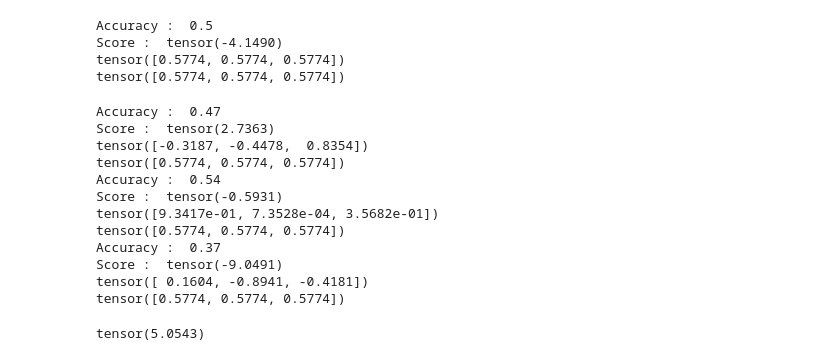
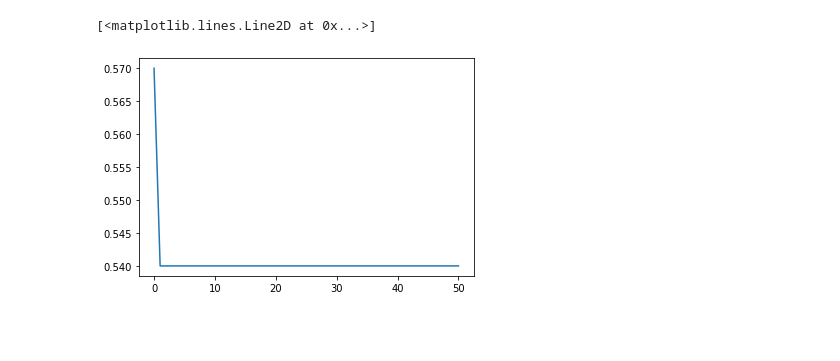
Before and after one commit to Izuho/senior-thesis, a Jupyter notebook: test.ipynb, the cells around one changed output. Drawn from its saved outputs; the diff is of its cells as text; code cells hidden in the pictures; blank space fills up the shorter version.

```diff
--- a/test.ipynb
+++ b/test.ipynb
@@ -39,7 +30,7 @@ def predict(n1, n2, write=False):
 # %%
-def optimize(which, n1, n2, write=False):
+def optimize(which, n1, n2):
     R = torch.zeros((3,3))
-    for i in range(100):
+    for i in range(DATA_SIZE):
         x = amplitude_embedding(train_data[0,i], train_data[1,i])
         if which == 'n1':
             rx = Frax(n2) @ X @ x
@@ -70,48 +61,27 @@ def optimize(which, n1, n2, write=False):
     R[1,0] = R[0,1]
     R[2,0] = R[0,2]
     R[2,1] = R[1,2]
+    #print(R)
     eigenvalues, eigenvectors = torch.linalg.eigh(R)
-    if which == 'n1':
-        predict(eigenvectors[0], n2, write=write)
-        predict(eigenvectors[1], n2, write=write)
-        predict(eigenvectors[2], n2, write=write)
-    else:
-        predict(n1, eigenvectors[0], write=write)
-        predict(n1, eigenvectors[1], write=write)
-        predict(n1, eigenvectors[2], write=write)
+    return eigenvectors[:,torch.argmax(eigenvalues)], torch.max(eigenvalues)
-# %%
-n1 = torch.zeros(3)+1/sqrt(3)
-n2 = torch.zeros(3)+1/sqrt(3)
-
-score_base = predict(n1, n2, write=True)
-# %% [output]
-Accuracy :  0.5
-Score :  tensor(-4.1490)
-tensor([0.5774, 0.5774, 0.5774])
-tensor([0.5774, 0.5774, 0.5774])
-# %%
-optimize('n1', n1, n2, write=True)
-# %% [output]
-Accuracy :  0.47
-Score :  tensor(2.7363)
-tensor([-0.3187, -0.4478,  0.8354])
-tensor([0.5774, 0.5774, 0.5774])
-Accuracy :  0.54
-Score :  tensor(-0.5931)
-tensor([9.3417e-01, 7.3528e-04, 3.5682e-01])
-tensor([0.5774, 0.5774, 0.5774])
-Accuracy :  0.37
-Score :  tensor(-9.0491)
-tensor([ 0.1604, -0.8941, -0.4181])
-tensor([0.5774, 0.5774, 0.5774])
-# %%
-M = 20
-nrand = torch.rand(M, 3)
-max_score = score_base
-for i in range(M):
-    score = predict(nrand[i], n2, write=False)
-    if max_score < score:
-        max_score = score
-print(max_score)
-# %% [output]
-tensor(5.0543)
+# %%
+import matplotlib.pyplot as plt
+
+n1 = (torch.zeros(3)+1/sqrt(3)).to(torch.complex64)
+n2 = (torch.zeros(3)+1/sqrt(3)).to(torch.complex64)
+
+acc = [predict(n1, n2)]
+las = []
+
+for i in range(25):
+    n1, la1 = optimize('n1', n1, n2)
+    acc.append(predict(n1, n2))
+    las.append(la1)
+    n2, la2 = optimize('n2', n1, n2)
+    acc.append(predict(n1, n2))
+    las.append(la2)
+# %%
+plt.plot(acc)
+# %% [output]
+[<matplotlib.lines.Line2D at 0x...>]
+[figure, added]
```
Also changed, not shown: parts of 3 cells of this notebook.
